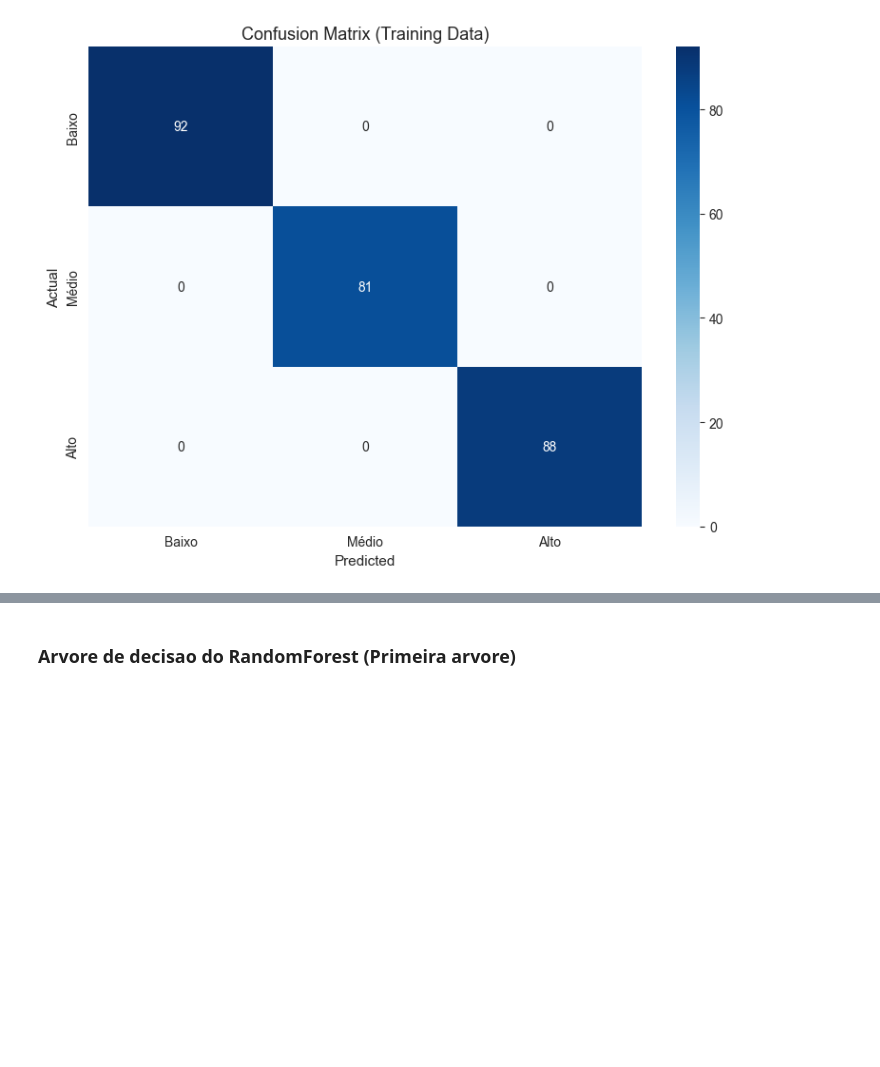
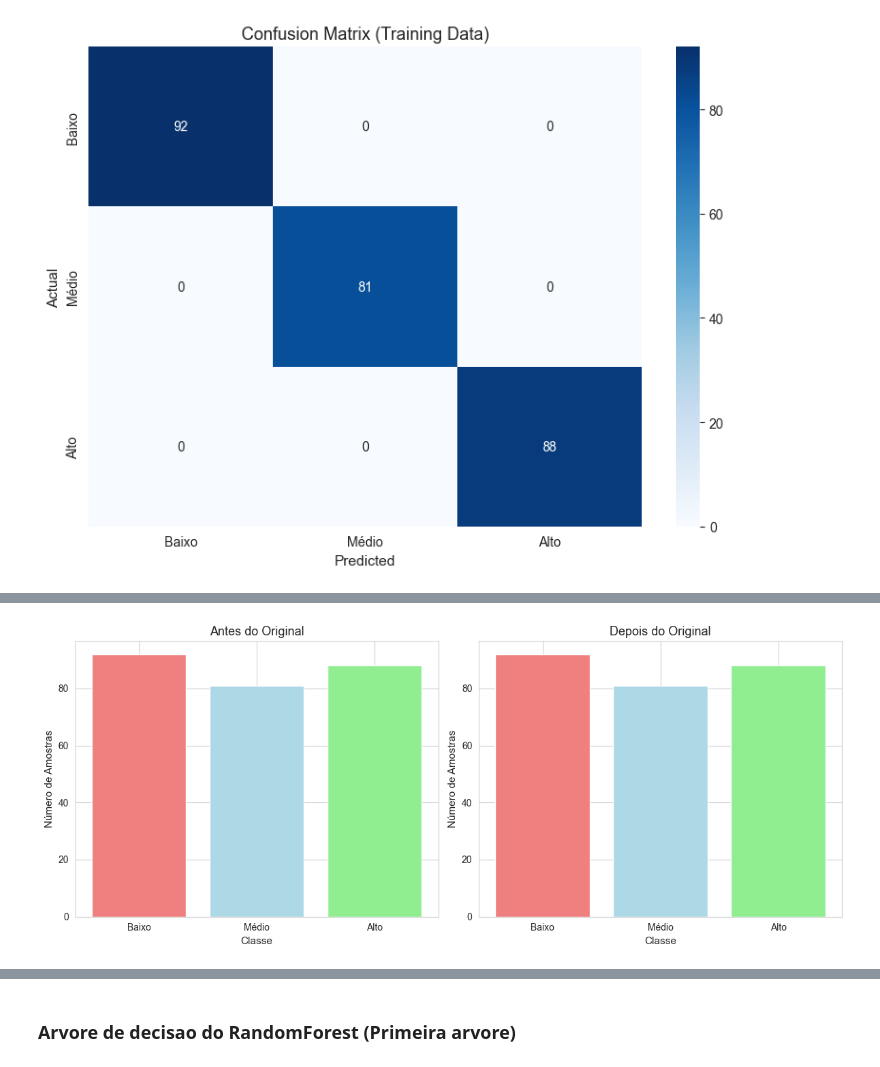
Before and after one commit to JoaoVarela1507/PISI3GP6, a Jupyter notebook: Notebooks/Classificacao.ipynb, the cells around one changed output, grey strips where cells are left out. Drawn from its saved outputs; the diff is of its cells as text; code cells hidden in the pictures; blank space fills up the shorter version.

```diff
--- a/Notebooks/Classificacao.ipynb
+++ b/Notebooks/Classificacao.ipynb
@@ -192,0 +387,81 @@ weighted avg       1.00      1.00      1.00       261
+# %%
+from imblearn.over_sampling import RandomOverSampler, SMOTE
+from imblearn.under_sampling import RandomUnderSampler
+from imblearn.combine import SMOTEENN
+
+samplers_analysis = {
+    "Original": (X_train, y_train),
+    "Oversampling": RandomOverSampler(random_state=42, sampling_strategy='auto'),
+    "Undersampling": RandomUnderSampler(random_state=42, sampling_strategy='auto'),
+    "SMOTE": SMOTE(random_state=42, sampling_strategy='auto', k_neighbors=5),
+    "SMOTEENN": SMOTEENN(random_state=42, sampling_strategy='auto'),
+}
+
+# Parâmetros do modelo base para comparação justa
+model_params = {
+    'n_estimators': 50,
+    'random_state': 42,
+    'max_depth': 10,
+    'min_samples_split': 10,
+    'min_samples_leaf': 5,
+    'max_features': 'sqrt'
+}
+
+print("\n=== APLICANDO TÉCNICAS DE BALANCEAMENTO ===")
+for name, sampler in samplers_analysis.items():
+    print(f"\n{name}:")
+    if name == 'Original':
+        X_res, y_res = sampler
+    else:
+        X_res, y_res = sampler.fit_resample(X_train, y_train)
+
+    print(f"Tamanho original do treino: {X_train.shape[0]} amostras")
+    print(f"Tamanho após *{name}*: {X_res.shape[0]} amostras")
+    print(f"Aumento: {X_res.shape[0] - X_train.shape[0]} amostras sintéticas")
+
+    y_res_counts = Counter(y_res)
+
+    for classe, count in sorted(Counter(y_res).items()):
+        percentage = (count / len(y_res)) * 100
+        print(f"  Classe {classe}: {count} amostras ({percentage:.1f}%)")
+
+    # Treinar modelo
+    rf_model = RandomForestClassifier(**model_params)
+    rf_model.fit(X_res, y_res)
+
+    # Predições
+    X_test_scaled = X_test.copy()  # Preservar X_test original para visualização
+    y_test_pred = rf_model.predict(X_test_scaled)
+    y_train_pred = rf_model.predict(X_res)
+
+    # Generate and print the classification report for the test set
+    print(f"\nClassification Report - RF ({name} - Test Set):")
+    print(classification_report(y_test, y_test_pred))
+
+    # Optional: Predict on the resampled training set and print report
+    print(f"\nClassification Report - RF ({name} - Training Set):")
+    print(classification_report(y_res, y_train_pred))
+
+    fig, (ax1, ax2) = plt.subplots(1, 2, figsize=(12, 5))
+
+    # Antes do SMOTE
+    classes_before, counts_before = zip(*sorted(y_train_counts.items()))
+    ax1.bar(classes_before, counts_before, color=['lightcoral', 'lightblue', 'lightgreen'])
+    ax1.set_title(f'Antes do {name}')
+    ax1.set_xlabel('Classe')
+    ax1.set_ylabel('Número de Amostras')
+    ax1.set_xticks(classes_before)
+    ax1.set_xticklabels(['Baixo', 'Médio', 'Alto'])
+
+    # Depois do SMOTE
+    classes_after, counts_after = zip(*sorted(y_res_counts.items()))
+    ax2.bar(classes_after, counts_after, color=['lightcoral', 'lightblue', 'lightgreen'])
+    ax2.set_title(f'Depois do {name}')
+    ax2.set_xlabel('Classe')
+    ax2.set_ylabel('Número de Amostras')
+    ax2.set_xticks(classes_after)
+    ax2.set_xticklabels(['Baixo', 'Médio', 'Alto'])
+
+    plt.tight_layout()
+    plt.show()
+# %% [output]
@@ -192,0 +485 @@ weighted avg       1.00      1.00      1.00       261
+[figure, added]
```
Also changed, not shown: parts of 27 cells of this notebook.
